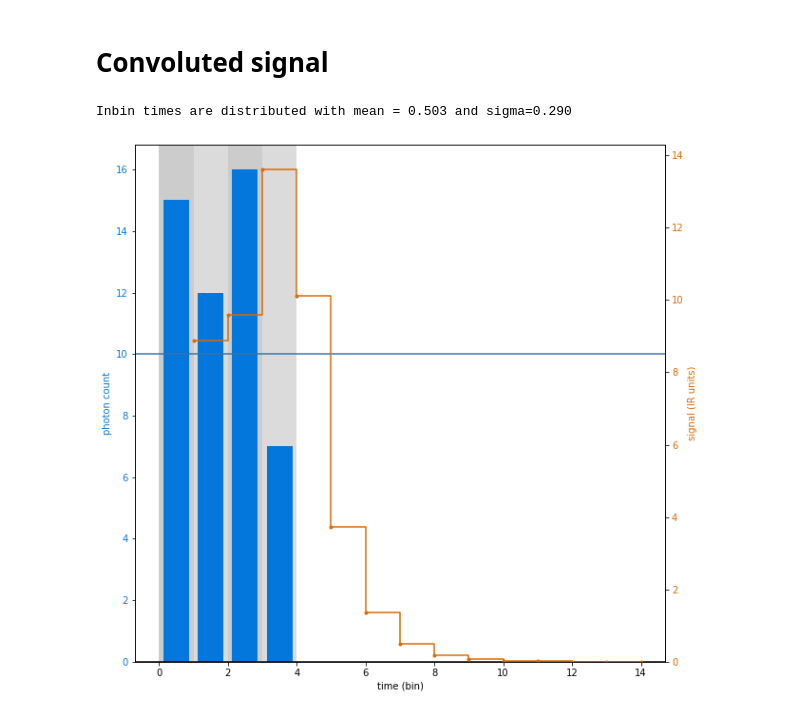
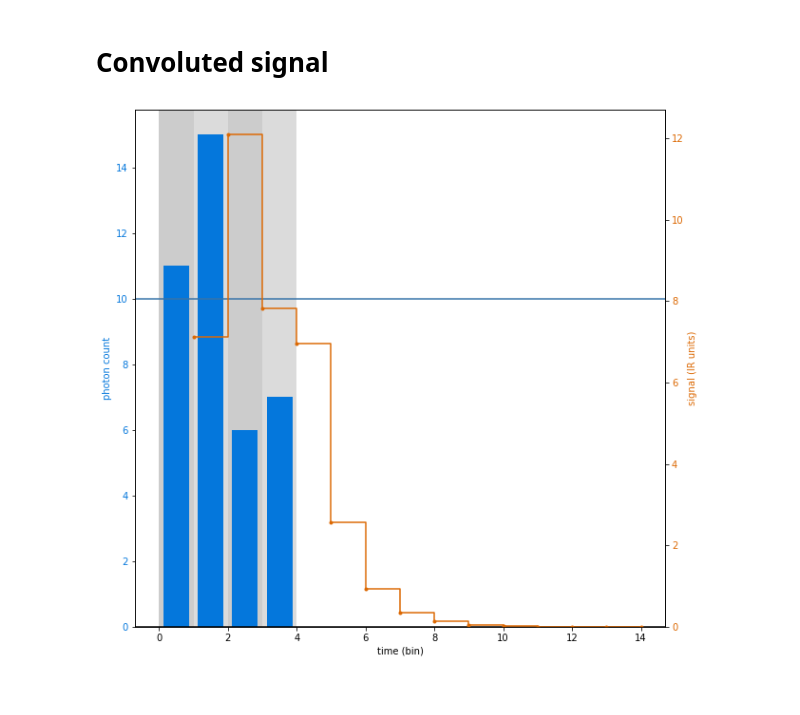
Before and after one commit to nj-vs-vh/master-thesis, a Jupyter notebook: demo.ipynb, the cells around one changed output. Cells and saved outputs as stored; diff of their text form; code cells hidden in the pictures.

```diff
--- a/demo.ipynb
+++ b/demo.ipynb
@@ -21,7 +21,7 @@ n_bins = 10
 ir_x = np.arange(0, n_bins * pts_per_bin) / pts_per_bin
 ir_y = np.exp(- gamma * ir_x)
 
-rir = randomized_ir.RandomizedIR(ir_x, ir_y)
+rir = randomized_ir.RandomizedIr(ir_x, ir_y)
 
 rir.plot_realization()
 # %% [output]
@@ -35,33 +35,32 @@ n_mean = 10
 fig, ax1 = plt.subplots(figsize=(10, 10))
 photon_color = '#0477DC'
 photon_color_dimmed = '#3774A9'
 signal_color = '#DC6904'
 
-# delta_ns = generate_poissonian_ns(n_mean, N_bins)
+delta_ns = generate_poissonian_ns(n_mean, N_bins)
 
 ax1.axhline(0, color='black')
 for i in range(N_bins):
     ax1.axvspan(i, i+1, facecolor=([0, 0, 0] if i % 2 == 0 else [0.3, 0.3, 0.3]), alpha=0.2 , edgecolor=None)
 
 ax1.bar(np.arange(N_bins) + 0.5, delta_ns, width=0.75, color=photon_color)
 ax1.axhline(n_mean, color=photon_color_dimmed)
 
 ax1.set_xlabel('time (bin)')
 ax1.set_ylabel('photon count', color=photon_color)
 ax1.tick_params(axis='y', labelcolor=photon_color)
 
 ax2 = ax1.twinx()
 
 # signal_x, signal_y = rir.convolve_with_deltas(delta_ns, inbin_invcdf=lambda x: x**(1/10), debug_inbin_times=True)
 signal_x, signal_y = rir.convolve_with_deltas(delta_ns)
 ax2.step(signal_x, signal_y, '.-', where='post', color=signal_color)
 
 ax2.set_ylabel('signal (IR units)', color=signal_color)
 ax2.tick_params(axis='y', labelcolor=signal_color)
 
 ax1.set_ylim(bottom=0)
 ax2.set_ylim(bottom=0)
 plt.show()
 # %% [output]
-Inbin times are distributed with mean = 0.503 and sigma=0.290
-[figure, old version]
+[figure, new version]
```
Also changed, not shown: parts of 2 cells of this notebook, 2 other files.
